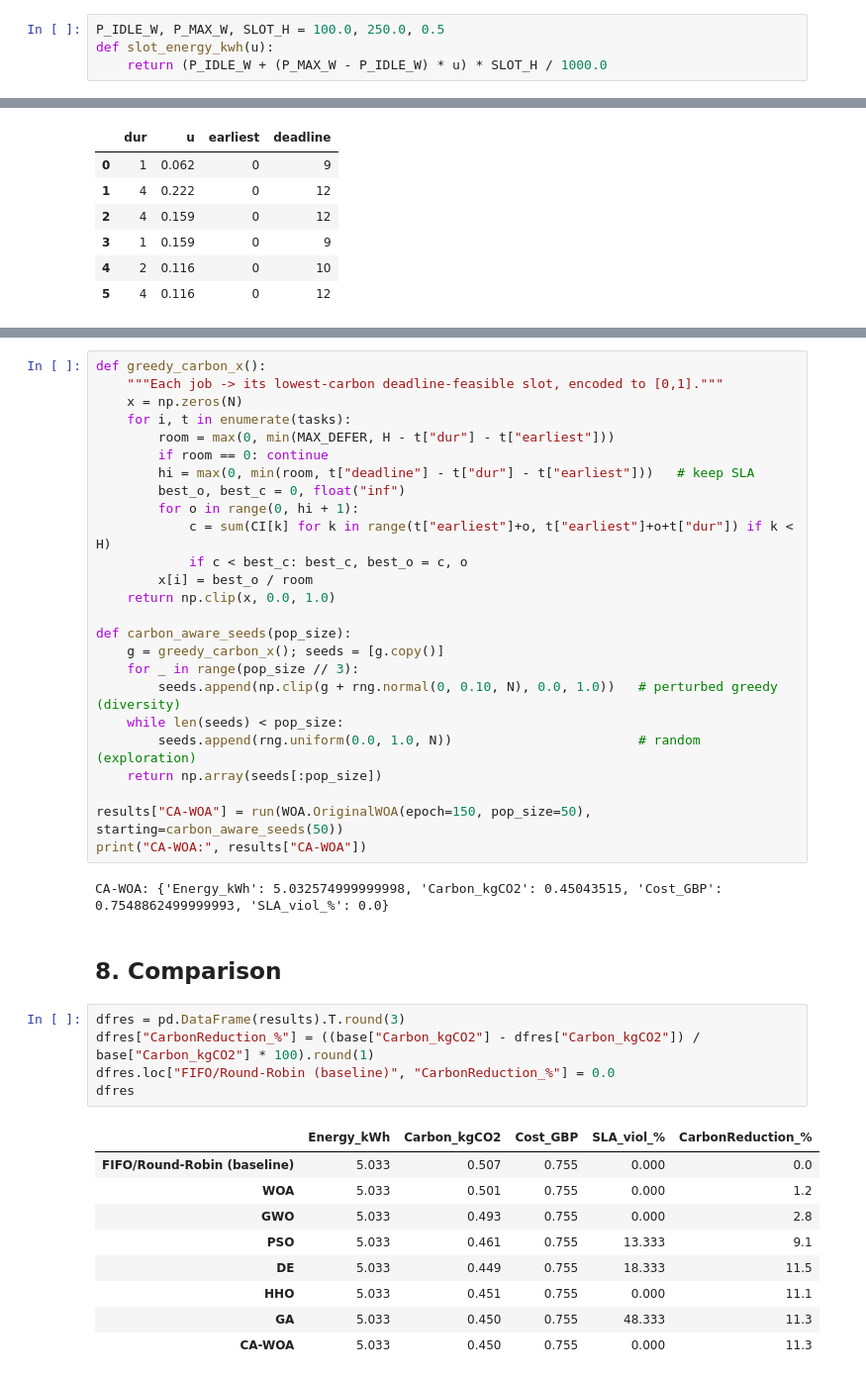
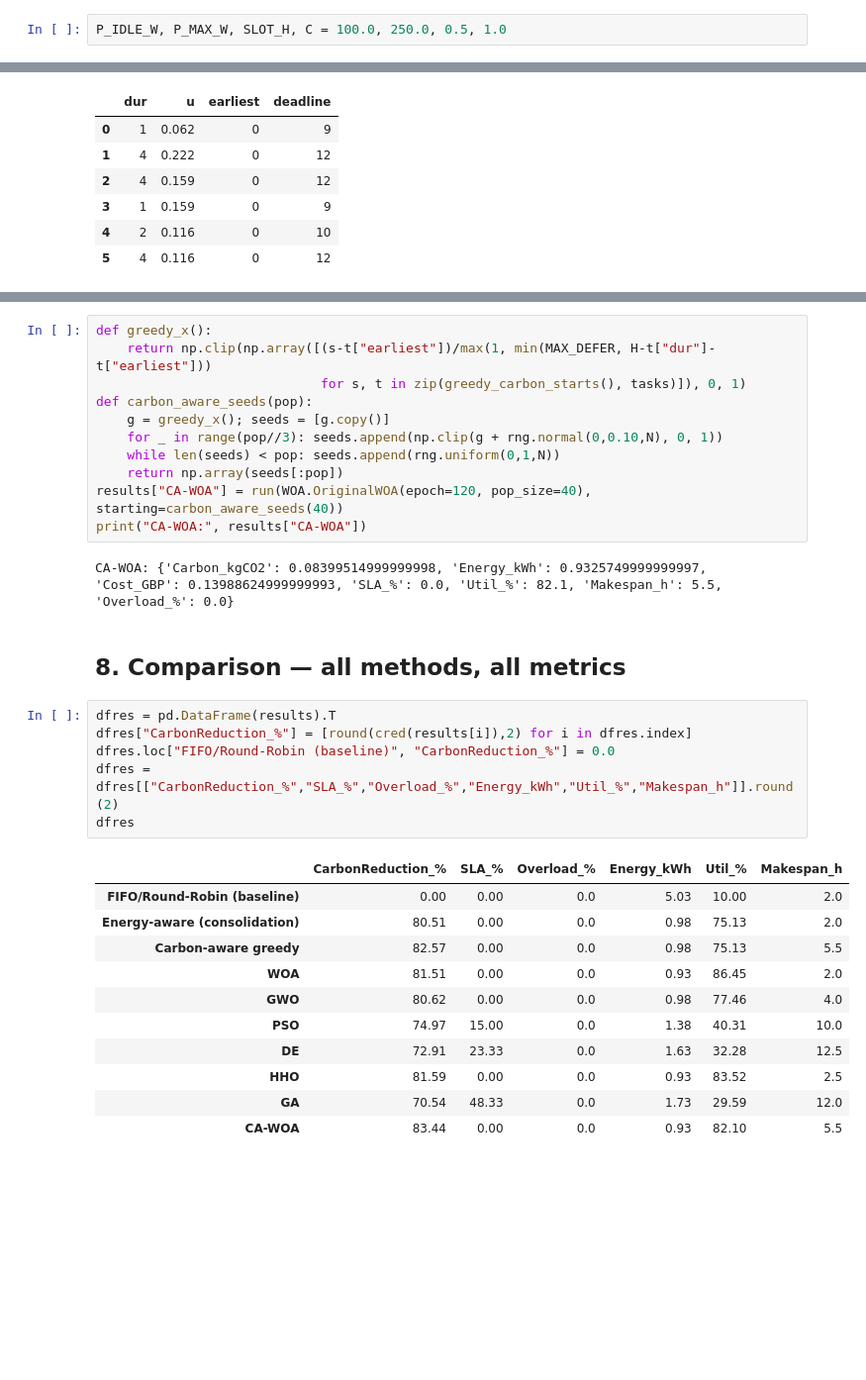
Before and after one commit to Navaneetha13/carbon-aware-scheduler, a Jupyter notebook: notebooks/carbon_aware_scheduling_COLAB.ipynb, the cells around one changed output, grey strips where cells are left out. Shown at 99% size. Cells and saved outputs as stored; diff of their text form; blank space fills up the shorter version.

```diff
--- a/notebooks/carbon_aware_scheduling_COLAB.ipynb
+++ b/notebooks/carbon_aware_scheduling_COLAB.ipynb
@@ -29,6 +31,4 @@ $$ P(u) = P_{idle} + (P_{max}-P_{idle})\,u, \qquad E = \sum_t P(u_t)\,\Delta t \
 # %%
-P_IDLE_W, P_MAX_W, SLOT_H = 100.0, 250.0, 0.5
-def slot_energy_kwh(u):
-    return (P_IDLE_W + (P_MAX_W - P_IDLE_W) * u) * SLOT_H / 1000.0
+P_IDLE_W, P_MAX_W, SLOT_H, C = 100.0, 250.0, 0.5, 1.0
 # %% [markdown]
 ## 3. Real carbon intensity and cost
@@ -136,45 +168,34 @@ search a head start toward greener schedules.
 # %%
-def greedy_carbon_x():
-    """Each job -> its lowest-carbon deadline-feasible slot, encoded to [0,1]."""
-    x = np.zeros(N)
-    for i, t in enumerate(tasks):
-        room = max(0, min(MAX_DEFER, H - t["dur"] - t["earliest"]))
-        if room == 0: continue
-        hi = max(0, min(room, t["deadline"] - t["dur"] - t["earliest"]))   # keep SLA
-        best_o, best_c = 0, float("inf")
-        for o in range(0, hi + 1):
-            c = sum(CI[k] for k in range(t["earliest"]+o, t["earliest"]+o+t["dur"]) if k < H)
-            if c < best_c: best_c, best_o = c, o
-        x[i] = best_o / room
-    return np.clip(x, 0.0, 1.0)
-
-def carbon_aware_seeds(pop_size):
-    g = greedy_carbon_x(); seeds = [g.copy()]
-    for _ in range(pop_size // 3):
-        seeds.append(np.clip(g + rng.normal(0, 0.10, N), 0.0, 1.0))   # perturbed greedy (diversity)
-    while len(seeds) < pop_size:
-        seeds.append(rng.uniform(0.0, 1.0, N))                        # random (exploration)
-    return np.array(seeds[:pop_size])
-
-results["CA-WOA"] = run(WOA.OriginalWOA(epoch=150, pop_size=50), starting=carbon_aware_seeds(50))
+def greedy_x():
+    return np.clip(np.array([(s-t["earliest"])/max(1, min(MAX_DEFER, H-t["dur"]-t["earliest"]))
+                             for s, t in zip(greedy_carbon_starts(), tasks)]), 0, 1)
+def carbon_aware_seeds(pop):
+    g = greedy_x(); seeds = [g.copy()]
+    for _ in range(pop//3): seeds.append(np.clip(g + rng.normal(0,0.10,N), 0, 1))
+    while len(seeds) < pop: seeds.append(rng.uniform(0,1,N))
+    return np.array(seeds[:pop])
+results["CA-WOA"] = run(WOA.OriginalWOA(epoch=120, pop_size=40), starting=carbon_aware_seeds(40))
 print("CA-WOA:", results["CA-WOA"])
 # %% [output]
-CA-WOA: {'Energy_kWh': 5.032574999999998, 'Carbon_kgCO2': 0.45043515, 'Cost_GBP': 0.7548862499999993, 'SLA_viol_%': 0.0}
+CA-WOA: {'Carbon_kgCO2': 0.08399514999999998, 'Energy_kWh': 0.9325749999999997, 'Cost_GBP': 0.13988624999999993, 'SLA_%': 0.0, 'Util_%': 82.1, 'Makespan_h': 5.5, 'Overload_%': 0.0}
 # %% [markdown]
-## 8. Comparison
+## 8. Comparison — all methods, all metrics
 # %%
-dfres = pd.DataFrame(results).T.round(3)
-dfres["CarbonReduction_%"] = ((base["Carbon_kgCO2"] - dfres["Carbon_kgCO2"]) / base["Carbon_kgCO2"] * 100).round(1)
+dfres = pd.DataFrame(results).T
+dfres["CarbonReduction_%"] = [round(cred(results[i]),2) for i in dfres.index]
 dfres.loc["FIFO/Round-Robin (baseline)", "CarbonReduction_%"] = 0.0
+dfres = dfres[["CarbonReduction_%","SLA_%","Overload_%","Energy_kWh","Util_%","Makespan_h"]].round(2)
 dfres
 # %% [output]
-|  | Energy_kWh | Carbon_kgCO2 | Cost_GBP | SLA_viol_% | CarbonReduction_% |
-| FIFO/Round-Robin (baseline) | 5.033 | 0.507 | 0.755 | 0.000 | 0.0 |
-| WOA | 5.033 | 0.501 | 0.755 | 0.000 | 1.2 |
-| GWO | 5.033 | 0.493 | 0.755 | 0.000 | 2.8 |
-| PSO | 5.033 | 0.461 | 0.755 | 13.333 | 9.1 |
-| DE | 5.033 | 0.449 | 0.755 | 18.333 | 11.5 |
-| HHO | 5.033 | 0.451 | 0.755 | 0.000 | 11.1 |
-| GA | 5.033 | 0.450 | 0.755 | 48.333 | 11.3 |
-| CA-WOA | 5.033 | 0.450 | 0.755 | 0.000 | 11.3 |
+|  | CarbonReduction_% | SLA_% | Overload_% | Energy_kWh | Util_% | Makespan_h |
+| FIFO/Round-Robin (baseline) | 0.00 | 0.00 | 0.0 | 5.03 | 10.00 | 2.0 |
+| Energy-aware (consolidation) | 80.51 | 0.00 | 0.0 | 0.98 | 75.13 | 2.0 |
+| Carbon-aware greedy | 82.57 | 0.00 | 0.0 | 0.98 | 75.13 | 5.5 |
+| WOA | 81.51 | 0.00 | 0.0 | 0.93 | 86.45 | 2.0 |
+| GWO | 80.62 | 0.00 | 0.0 | 0.98 | 77.46 | 4.0 |
+| PSO | 74.97 | 15.00 | 0.0 | 1.38 | 40.31 | 10.0 |
+| DE | 72.91 | 23.33 | 0.0 | 1.63 | 32.28 | 12.5 |
+| HHO | 81.59 | 0.00 | 0.0 | 0.93 | 83.52 | 2.5 |
+| GA | 70.54 | 48.33 | 0.0 | 1.73 | 29.59 | 12.0 |
+| CA-WOA | 83.44 | 0.00 | 0.0 | 0.93 | 82.10 | 5.5 |
 # %%
```
Also changed, not shown: parts of 17 cells of this notebook, 9 other files.
